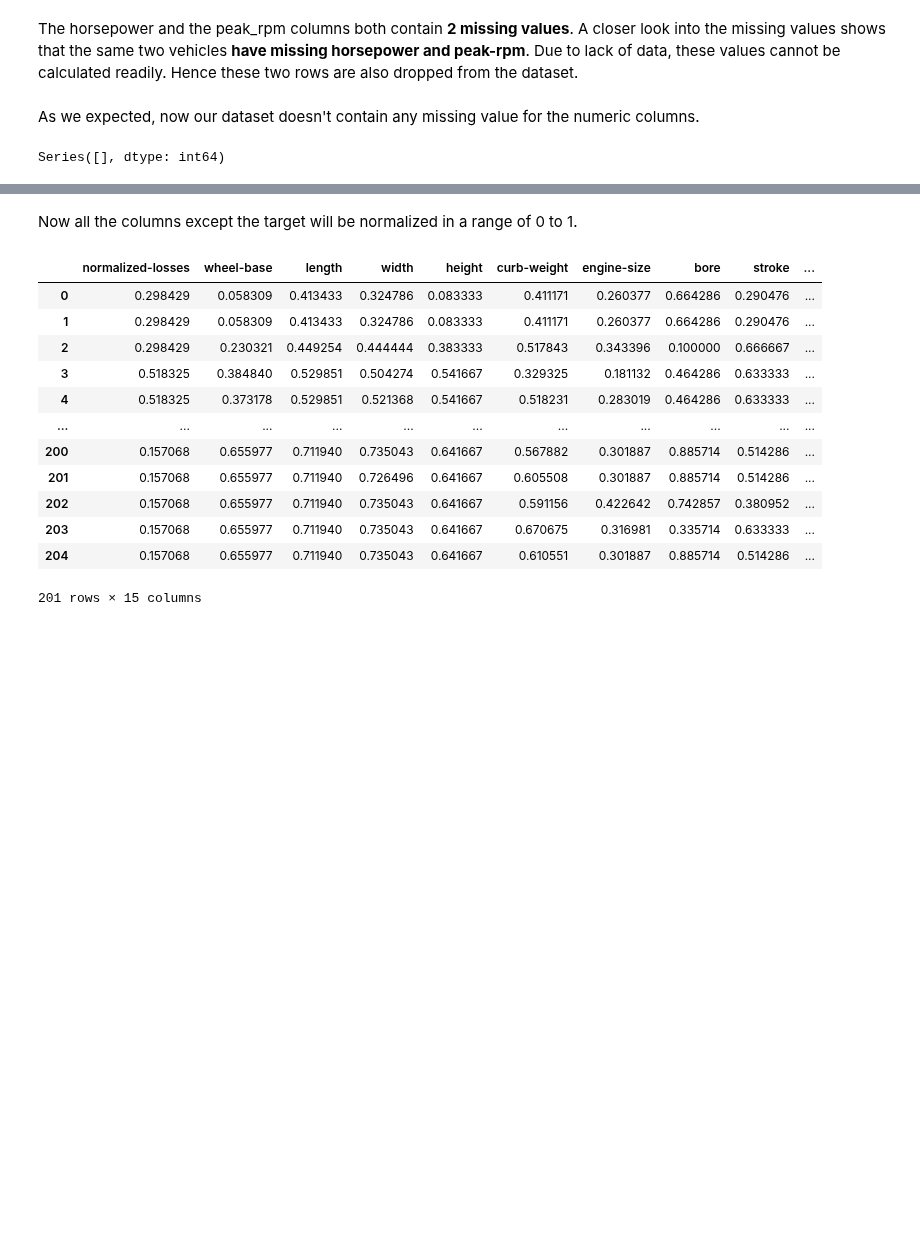
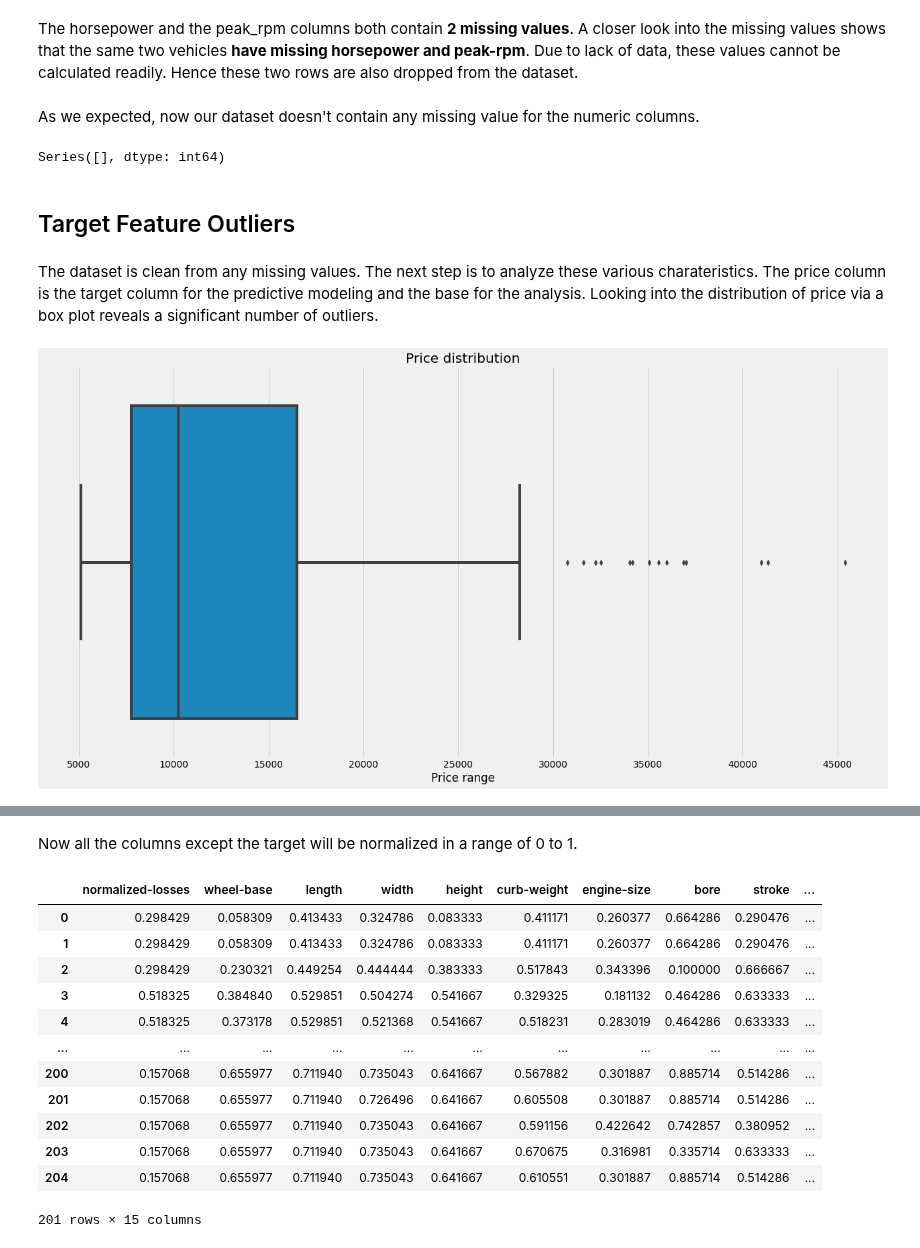
Before and after one commit to raduspaimoc/DataQuest-Projects, a Jupyter notebook: Classification Problems/Predicting Car Prices/Predicting Car Prices.ipynb, the cells around one changed output, grey strips where cells are left out. Cells and saved outputs as stored; diff of their text form; code cells hidden in the pictures; blank space fills up the shorter version.

```diff
--- a/Classification Problems/Predicting Car Prices/Predicting Car Prices.ipynb
+++ b/Classification Problems/Predicting Car Prices/Predicting Car Prices.ipynb
@@ -58,6 +58,14 @@ from sklearn.metrics import mean_squared_error
 # %%
 plt.style.use('fivethirtyeight')
 
+
+def box_plot(df, column, title, xlabel):
+    plt.figure(figsize=(20,10))
+    sns.boxplot(df.price)
+    plt.xlabel(xlabel)
+    sns.despine(left=True)
+    plt.title(title)
+    plt.show()
 
 def distribution_plot(df, column, title, with_mean=True):
 
@@ -297,0 +320,2 @@ cars = cars.replace('?', np.nan)
+# %%
+cars["num-of-doors"].fillna(cars[cars["body-style"] == 'sedan']['num-of-doors'].mode()[0], inplace=True)
@@ -297,0 +334,4 @@ cars = cars.replace('?', np.nan)
+# %%
+cars.loc[cars['num-of-doors']=="four", 'num-of-doors'] = 4
+cars.loc[cars['num-of-doors']=="two", 'num-of-doors'] = 2
+cars['num-of-doors'] = cars['num-of-doors'].astype(int)
@@ -298,5 +344,20 @@ cars = cars.replace('?', np.nan)
 # %%
-continuous_cols = ['normalized-losses', 'wheel-base', 'length', 'width', 'height', 'curb-weight', 'engine-size', 'bore', 'stroke', 'compression-rate', 'horsepower', 'peak-rpm', 'city-mpg', 'highway-mpg', 'price']
+continuous_cols = ['normalized-losses',
+                   'wheel-base',
+                   'length',
+                   'width',
+                   'height',
+                   'curb-weight',
+                   'engine-size',
+                   'bore',
+                   'stroke',
+                   'compression-rate',
+                   'horsepower',
+                   'peak-rpm',
+                   'city-mpg',
+                   'highway-mpg',
+                   'num-of-doors',
+                   'price']
 # %%
 numeric_cars = cars[continuous_cols].copy()
 # %%
@@ -397,3 +458,11 @@ As we expected, now our dataset doesn't contain any missing value for the numeri
 numeric_cars.isnull().sum()[numeric_cars.isnull().sum() > 0]
 # %% [output]
 Series([], dtype: int64)
+# %% [markdown]
+## Target Feature Outliers
+# %% [markdown]
+The dataset is clean from any missing values. The next step is to analyze these various charateristics. The price column is the target column for the predictive modeling and the base for the analysis. Looking into the distribution of price via a box plot reveals a significant number of outliers.
+# %%
+box_plot(numeric_cars, 'price', 'Price distribution', 'Price range')
+# %% [output]
+[figure, added]
```
Also changed, not shown: parts of 17 cells of this notebook.
